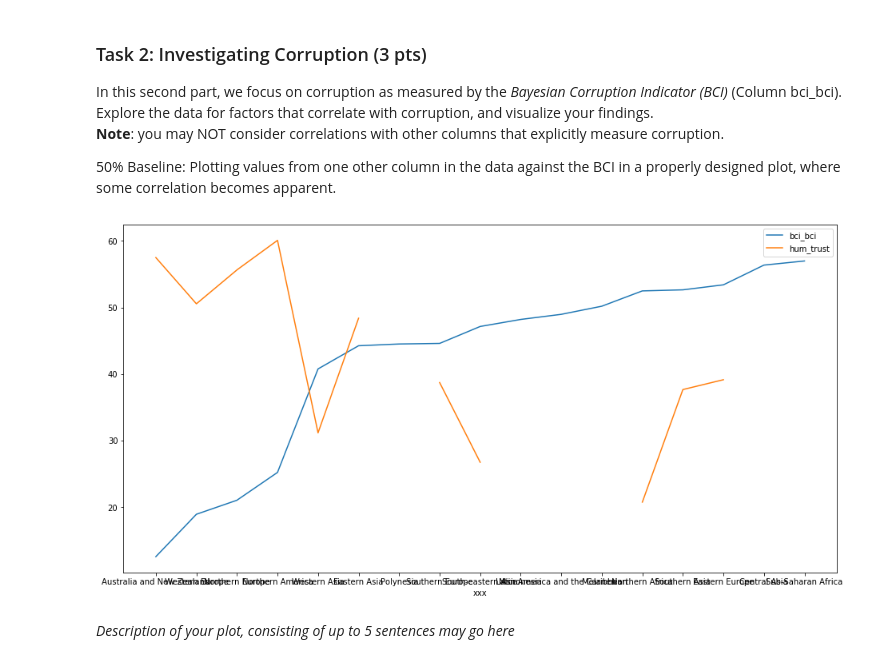
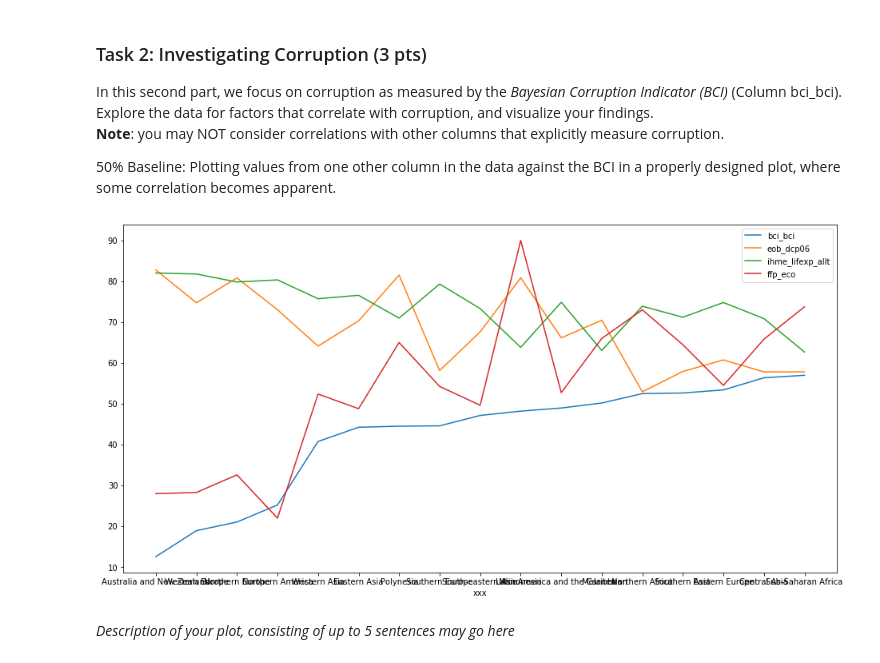
Before and after one commit to MaDolphin/Social-Data-Science, a Jupyter notebook: assignment_1/haikun_home_assignment_1.ipynb, the cells around one changed output. Cells and saved outputs as stored; diff of their text form; code cells hidden in the pictures.

Commit message:
update graph

```diff
--- a/assignment_1/haikun_home_assignment_1.ipynb
+++ b/assignment_1/haikun_home_assignment_1.ipynb
@@ -182,42 +182,43 @@ __Note__: you may NOT consider correlations with other columns that explicitly m
 ######################################################################################################
 
 df_all = pd.merge(data_qog,df_country,left_on='ccodealp',right_on='alpha-3')
 
 # print(df_all['sub-region'].value_counts())
 
 sub_region = ['Sub-Saharan Africa','Latin America and the Caribbean','Western Asia','Southern Europe','South-eastern Asia','Northern Europe','Eastern Europe','Western Europe','Southern Asia','Eastern Asia','Northern Africa','Micronesia','Central Asia','Melanesia','Polynesia','Northern America','Australia and New Zealand']
-col=['bci_bci','dr_ig','ffp_dp','ffp_eco','fh_polity2','fh_pr','fh_rol','hf_govt','hum_trust']
+col=['bci_bci','eob_dcp06','ffp_ued','ihme_lifexp_allt','ffp_eco','pwt_hci','van_index','hf_business','van_comp']
 
 df_corr = pd.DataFrame(np.zeros(len(sub_region)*len(col)).reshape(len(sub_region),len(col)),index=sub_region,columns=col)
 for i in sub_region:
     for temp_val in col:
         df_sub_region = df_all.loc[df_all.loc[:,"sub-region"] == i]
         col_sub_region = df_sub_region.dropna(axis=0, how='any', subset=[temp_val])[temp_val].to_numpy()
         df_corr.loc[i,temp_val] = np.mean(col_sub_region)
 
 df_corr = df_corr.sort_values(by=['bci_bci'])
 # print(df_corr)
 
 # temp_val = 'hum_trust'
 # df_sub_region = df_all.loc[df_all.loc[:,\"sub-region\"] == 'Central Asia']
 # col_sub_region = df_sub_region.dropna(axis=0, how='any', subset=[temp_val])[temp_val].to_numpy()
 # print(col_sub_region)
 
 
 plt.figure(figsize=(16,8))
 plt.plot(df_corr['bci_bci'],label='bci_bci')
-# plt.plot(df_corr['dr_ig'],label='dr_ig')
-# plt.plot(df_corr['ffp_dp']*10,label='ffp_dp')
-# plt.plot(df_corr['ffp_eco']*10,label='ffp_eco') # **** #
-# plt.plot(df_corr['fh_polity2'],label='fh_polity2')
-# plt.plot(df_corr['fh_pr']*10,label='fh_pr')
-# plt.plot(df_corr['fh_rol']*5,label='fh_rol')
-# plt.plot(df_corr['hf_govt'],label='hf_govt') # **** #
-plt.plot(df_corr['hum_trust'],label='hum_trust')
+plt.plot(df_corr['eob_dcp06'],label='eob_dcp06')
+#plt.plot(df_corr['ffp_ued']*10,label='ffp_ued')  #跟ffp_eco 比较，谁好留谁
+plt.plot(df_corr['ihme_lifexp_allt'],label='ihme_lifexp_allt')
+
+plt.plot(df_corr['ffp_eco']*10,label='ffp_eco') # **** # 可以留，扩大倍数
+# plt.plot(df_corr['pwt_hci']*10,label='pwt_hci')
+# plt.plot(df_corr['van_index']*5,label='van_index')
+# plt.plot(df_corr['hf_business'],label='hf_business') # **** #
+# plt.plot(df_corr['van_comp'],label='van_comp')
 plt.xlabel("xxx")
 plt.legend()
 plt.show()
 # %% [output]
-[figure, old version]
+[figure, new version]
 # %% [markdown]
 _Description of your plot, consisting of up to 5 sentences may go here_
```
Also changed, not shown: parts of 1 cell of this notebook.
